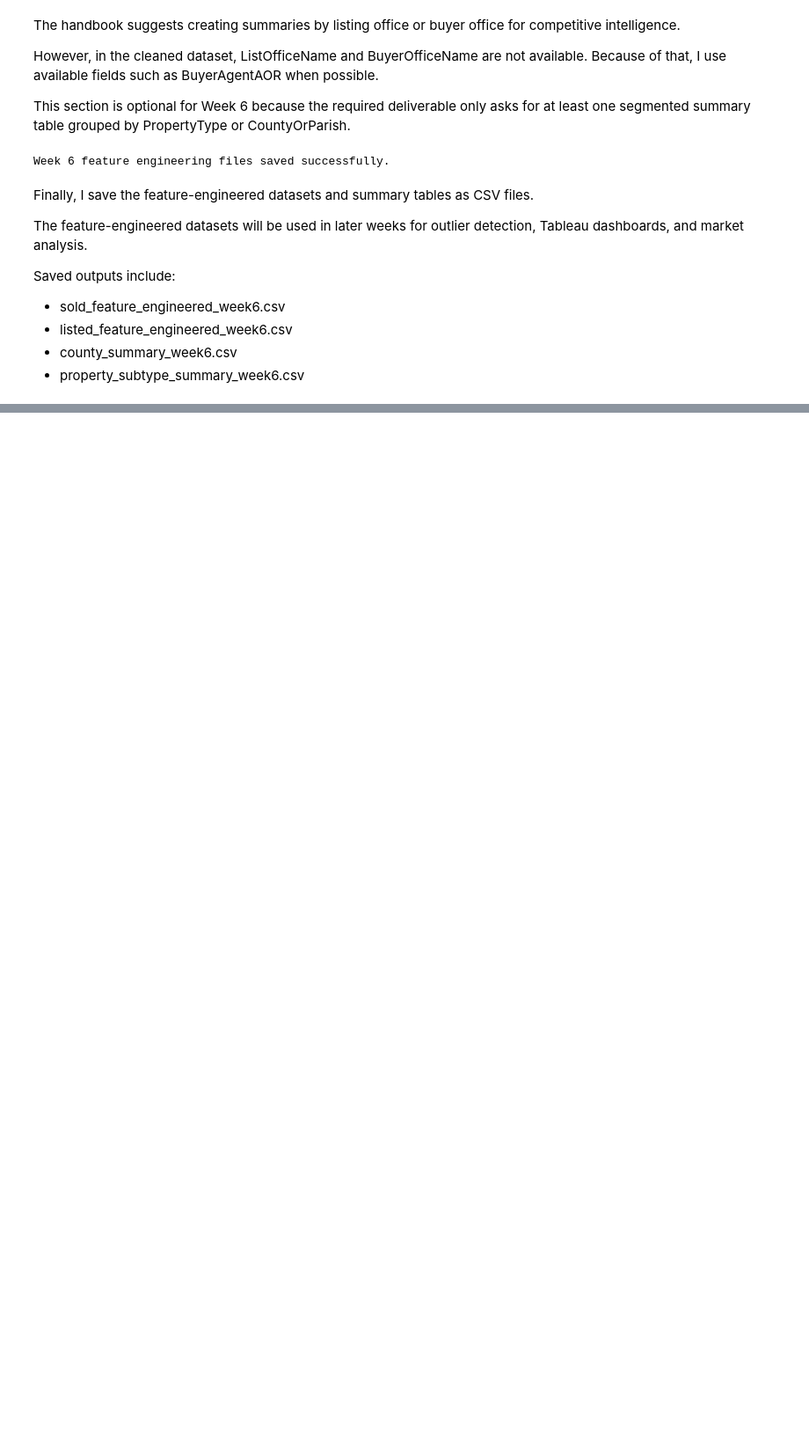
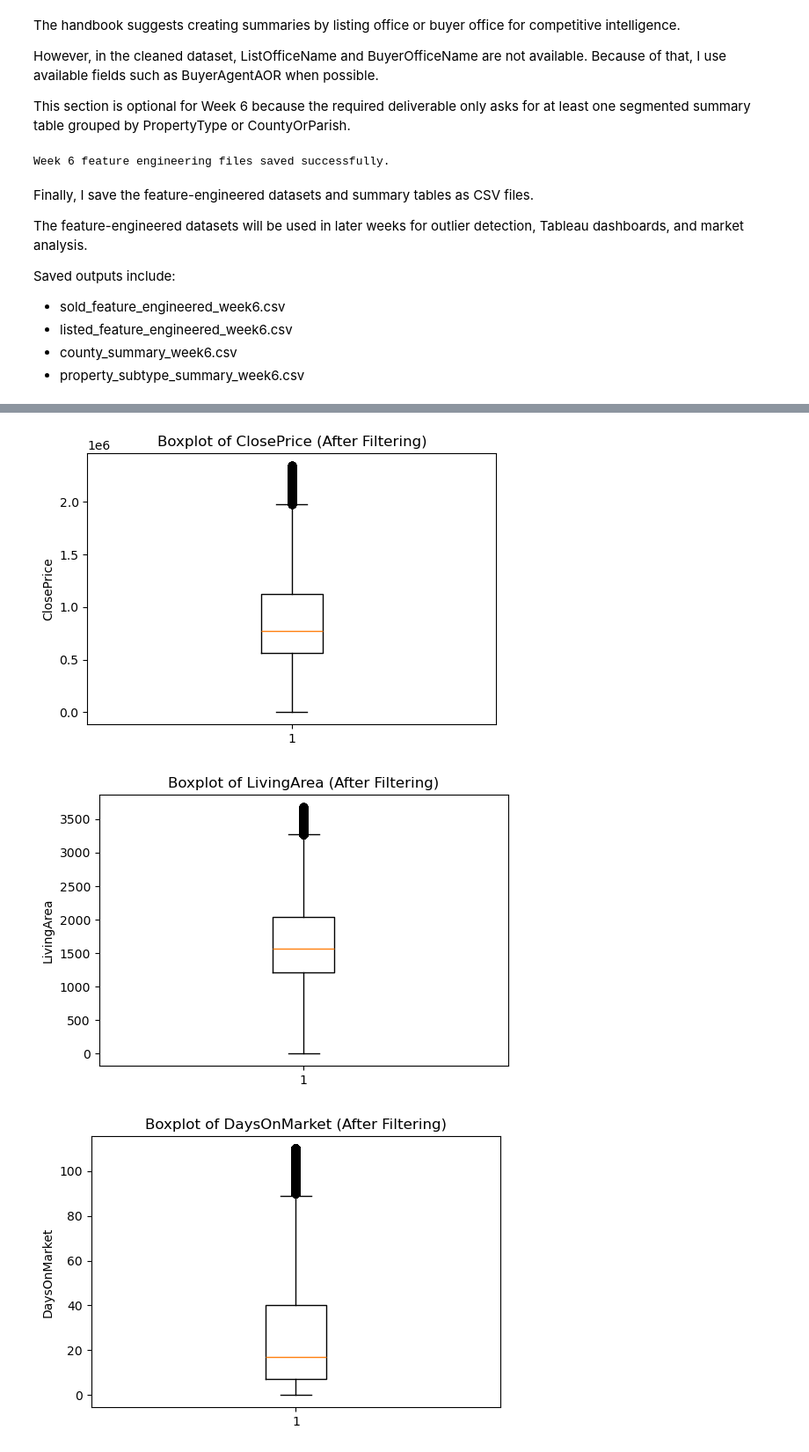
Before and after one commit to miatrn20/IDX-Exchange-spring2026, a Jupyter notebook: eda.ipynb, the cells around one changed output, grey strips where cells are left out. Shown at 88% size. Drawn from its saved outputs; the diff is of its cells as text; code cells hidden in the pictures; blank space fills up the shorter version.

```diff
--- a/eda.ipynb
+++ b/eda.ipynb
@@ -1524,0 +1593,10 @@ In Week 6, I created several market metrics from the cleaned MLS data. These inc
+# %%
+# 3. Print IQR bounds
+
+print("SOLD IQR BOUNDS")
+for col, bounds in sold_bounds.items():
+    print(f"{col}: lower = {bounds['lower']:.2f}, upper = {bounds['upper']:.2f}")
+
+print("\nLISTED IQR BOUNDS")
+for col, bounds in listed_bounds.items():
+    print(f"{col}: lower = {bounds['lower']:.2f}, upper = {bounds['upper']:.2f}")
@@ -1524,0 +1637,27 @@ In Week 6, I created several market metrics from the cleaned MLS data. These inc
+# %%
+# 5. Create combined outlier flag
+
+sold_flag_cols = [
+    f"{col}_iqr_outlier_flag"
+    for col in outlier_cols
+    if f"{col}_iqr_outlier_flag" in sold_flagged.columns
+]
+
+listed_flag_cols = [
+    f"{col}_iqr_outlier_flag"
+    for col in outlier_cols
+    if f"{col}_iqr_outlier_flag" in listed_flagged.columns
+]
+
+sold_flagged["any_iqr_outlier_flag"] = sold_flagged[sold_flag_cols].any(axis=1)
+listed_flagged["any_iqr_outlier_flag"] = listed_flagged[listed_flag_cols].any(axis=1)
+# %%
+# 6. Create filtered datasets
+# -------------------------
+
+# This is the equivalent idea of:
+# df = df[(df["ClosePrice"] >= lower) & (df["ClosePrice"] <= upper)]
+# but applied after flagging all required fields.
+
+sold_filtered = sold_flagged[~sold_flagged["any_iqr_outlier_flag"]].copy()
+listed_filtered = listed_flagged[~listed_flagged["any_iqr_outlier_flag"]].copy()
@@ -1524,0 +1740,11 @@ In Week 6, I created several market metrics from the cleaned MLS data. These inc
+# %%
+for col in outlier_cols:
+    plt.figure(figsize=(6, 4))
+    plt.boxplot(sold_filtered[col].dropna())
+    plt.title(f"Boxplot of {col} (After Filtering)")
+    plt.ylabel(col)
+    plt.show()
+# %% [output]
+[figure, added]
+[figure, added]
+[figure, added]
```
Also changed, not shown: parts of 15 cells of this notebook.
